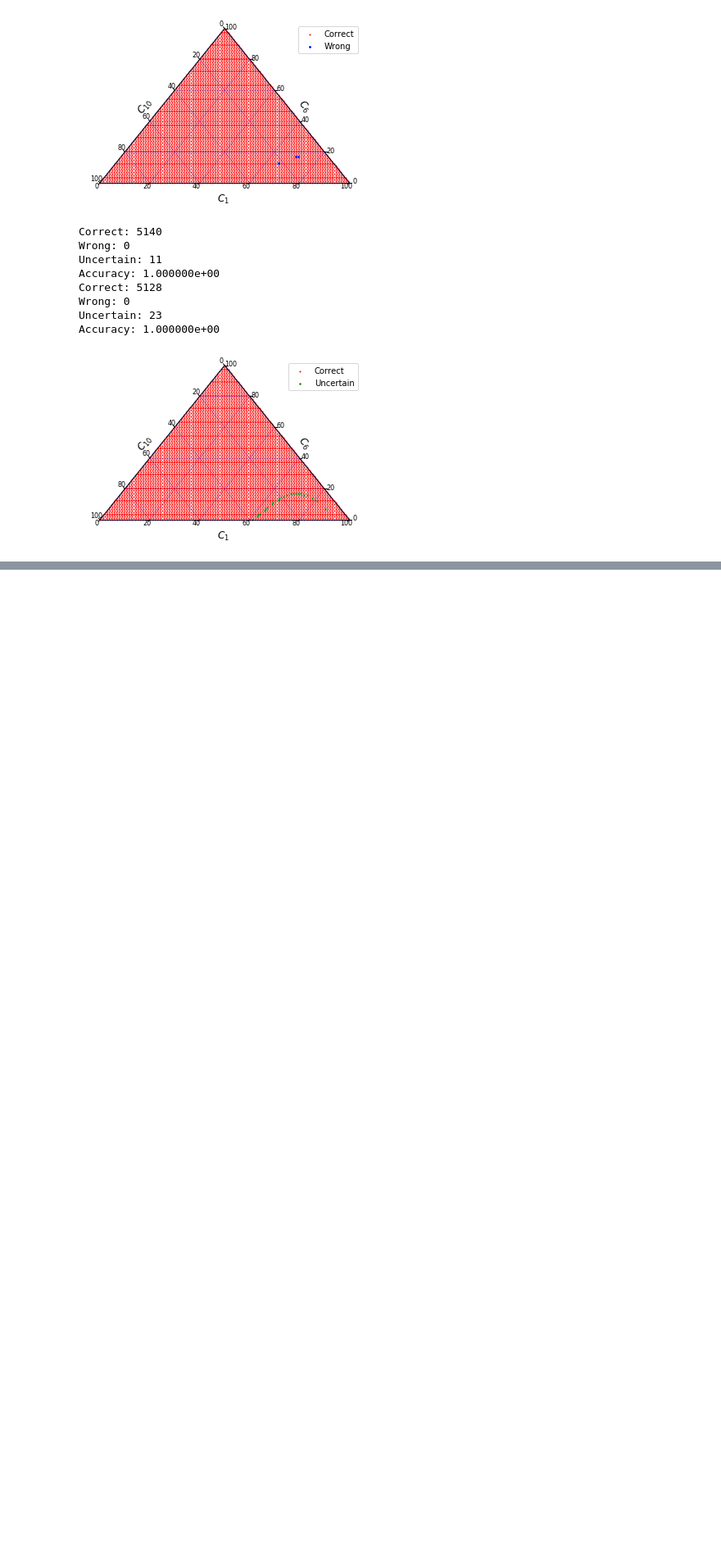
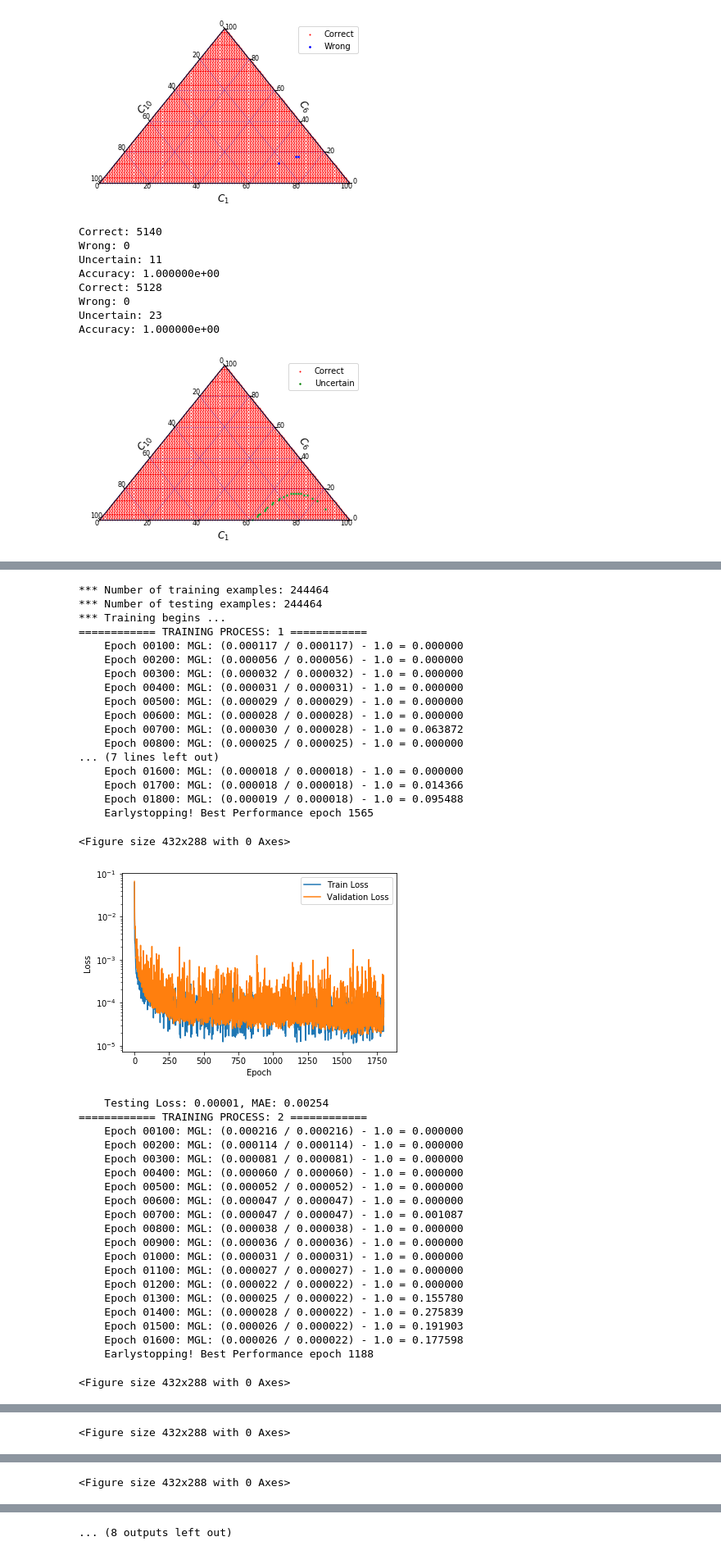
Before and after one commit to Arsennnic/ANN-FC-2.0, a Jupyter notebook: train_stab.ipynb, the cells around one changed output, grey strips where cells are left out. Shown at 82% size. Saved outputs shown, nothing was run; the diff lists cells and outputs as text; code cells hidden in the pictures; blank space fills up the shorter version.

```diff
--- a/train_stab.ipynb
+++ b/train_stab.ipynb
@@ -438,0 +584,50 @@ geo003_1010.store_model('geo003-stab')
+# %%
+spe3_1010_2 = st.train("improved-STAB-data/spe3-train-PS-PM.csv",
+                 "improved-STAB-data/spe3-train-PS-PM.csv",
+                 #validation_data = "improved-STAB-data/spe3-test-no-adv-simplex-PS-PM.csv",
+                 validation_split = 0.001,
+                     filt_lower = 100.0,
+                 hidden_layer = 2, hidden_cells = [10, 10], batch_size = 3000,
+                 GL = 0.05, GL_epoch_strip = 100, min_epoch = 1500, epoch = 3000,
+                       trans = None, train_number = 5,
+                 plot = True, plot_name = "spe3-ST-h1010")
+# %% [output]
+*** Number of training examples: 244464
+*** Number of testing examples: 244464
+*** Training begins ...
+============ TRAINING PROCESS: 1 ============
+    Epoch 00100: MGL: (0.000117 / 0.000117) - 1.0 = 0.000000
+    Epoch 00200: MGL: (0.000056 / 0.000056) - 1.0 = 0.000000
+    Epoch 00300: MGL: (0.000032 / 0.000032) - 1.0 = 0.000000
+    Epoch 00400: MGL: (0.000031 / 0.000031) - 1.0 = 0.000000
+    Epoch 00500: MGL: (0.000029 / 0.000029) - 1.0 = 0.000000
+    Epoch 00600: MGL: (0.000028 / 0.000028) - 1.0 = 0.000000
+    Epoch 00700: MGL: (0.000030 / 0.000028) - 1.0 = 0.063872
+    Epoch 00800: MGL: (0.000025 / 0.000025) - 1.0 = 0.000000
+... (7 lines left out)
+    Epoch 01600: MGL: (0.000018 / 0.000018) - 1.0 = 0.000000
+    Epoch 01700: MGL: (0.000018 / 0.000018) - 1.0 = 0.014366
+    Epoch 01800: MGL: (0.000019 / 0.000018) - 1.0 = 0.095488
+    Earlystopping! Best Performance epoch 1565
+<Figure size 432x288 with 0 Axes>
+[figure, added]
+    Testing Loss: 0.00001, MAE: 0.00254
+============ TRAINING PROCESS: 2 ============
+    Epoch 00100: MGL: (0.000216 / 0.000216) - 1.0 = 0.000000
+    Epoch 00200: MGL: (0.000114 / 0.000114) - 1.0 = 0.000000
+    Epoch 00300: MGL: (0.000081 / 0.000081) - 1.0 = 0.000000
+    Epoch 00400: MGL: (0.000060 / 0.000060) - 1.0 = 0.000000
+    Epoch 00500: MGL: (0.000052 / 0.000052) - 1.0 = 0.000000
+    Epoch 00600: MGL: (0.000047 / 0.000047) - 1.0 = 0.000000
+    Epoch 00700: MGL: (0.000047 / 0.000047) - 1.0 = 0.001087
+    Epoch 00800: MGL: (0.000038 / 0.000038) - 1.0 = 0.000000
+    Epoch 00900: MGL: (0.000036 / 0.000036) - 1.0 = 0.000000
+    Epoch 01000: MGL: (0.000031 / 0.000031) - 1.0 = 0.000000
+    Epoch 01100: MGL: (0.000027 / 0.000027) - 1.0 = 0.000000
+    Epoch 01200: MGL: (0.000022 / 0.000022) - 1.0 = 0.000000
+    Epoch 01300: MGL: (0.000025 / 0.000022) - 1.0 = 0.155780
+    Epoch 01400: MGL: (0.000028 / 0.000022) - 1.0 = 0.275839
+    Epoch 01500: MGL: (0.000026 / 0.000022) - 1.0 = 0.191903
+    Epoch 01600: MGL: (0.000026 / 0.000022) - 1.0 = 0.177598
+    Earlystopping! Best Performance epoch 1188
+<Figure size 432x288 with 0 Axes>
@@ -438,0 +654 @@ geo003_1010.store_model('geo003-stab')
+<Figure size 432x288 with 0 Axes>
@@ -438,0 +675 @@ geo003_1010.store_model('geo003-stab')
+<Figure size 432x288 with 0 Axes>
@@ -438,0 +677 @@ geo003_1010.store_model('geo003-stab')
+... (8 outputs left out)
```
Also changed, not shown: parts of 7 cells of this notebook, 3 other files.
